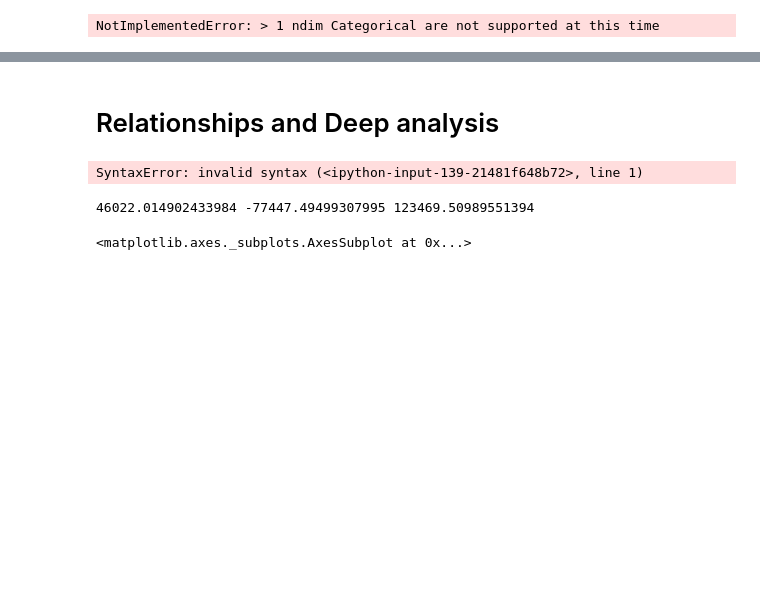
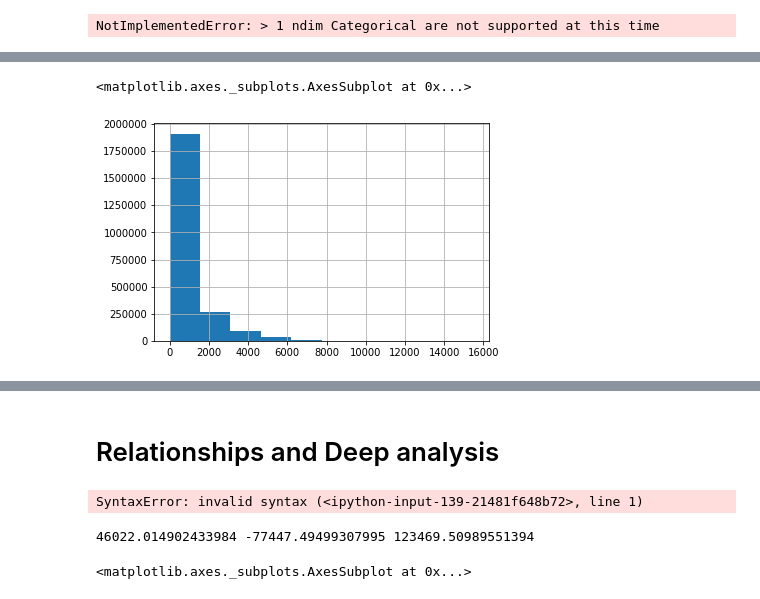
Before and after one commit to DennyLehman/battery_data_exploration, a Jupyter notebook: Battery Data Exploration.ipynb, the cells around one changed output, grey strips where cells are left out. Drawn from its saved outputs; the diff is of its cells as text; code cells hidden in the pictures; blank space fills up the shorter version.

```diff
--- a/Battery Data Exploration.ipynb
+++ b/Battery Data Exploration.ipynb
@@ -570,0 +563,5 @@ In this section we will look at the relationships between battery actions, perfo
+# %%
+df[df['batterystate']=='drain']['timeseriesvalue'].hist()
+# %% [output]
+<matplotlib.axes._subplots.AxesSubplot at 0x...>
+[figure, added]
```
Also changed, not shown: parts of 13 cells of this notebook.
